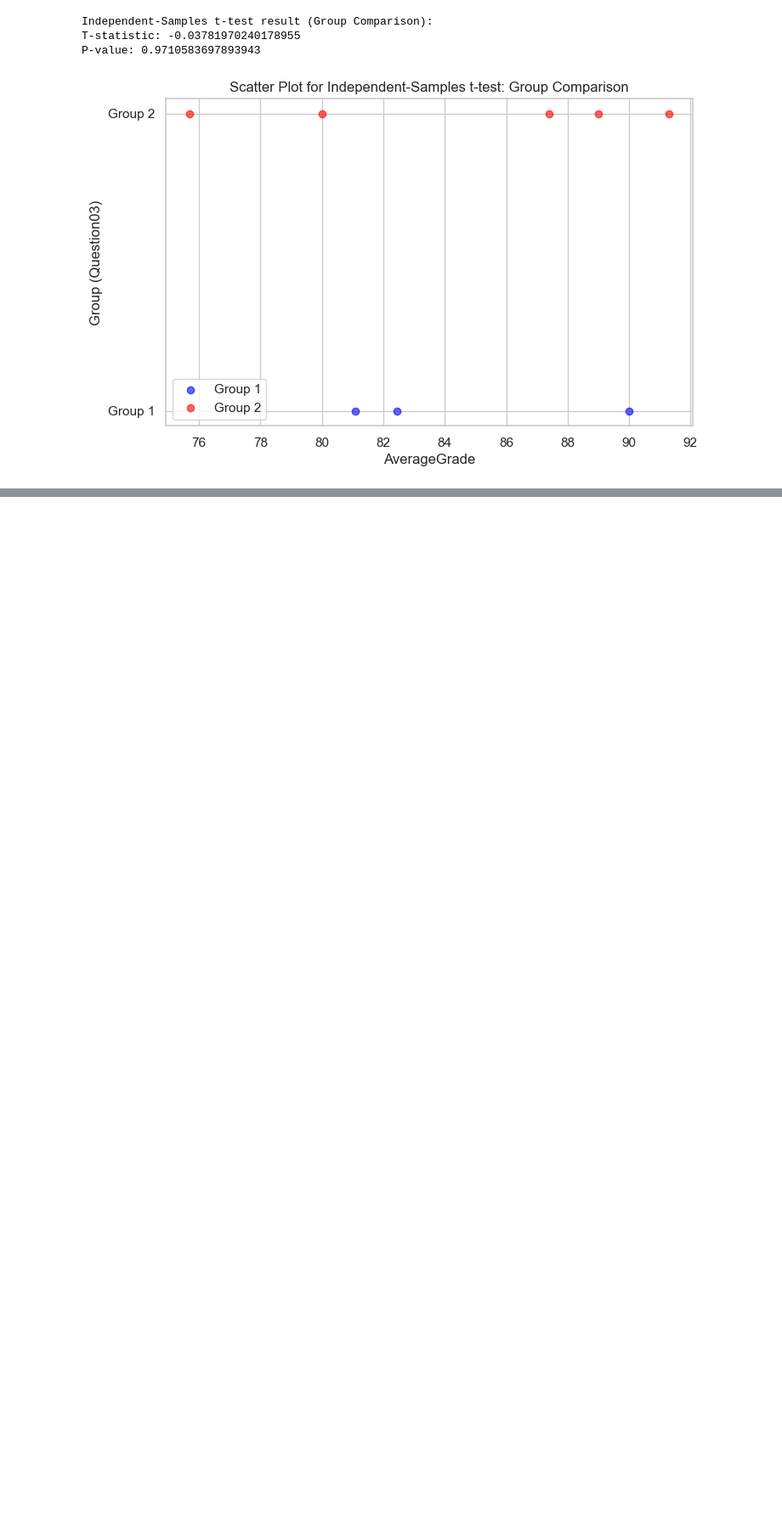
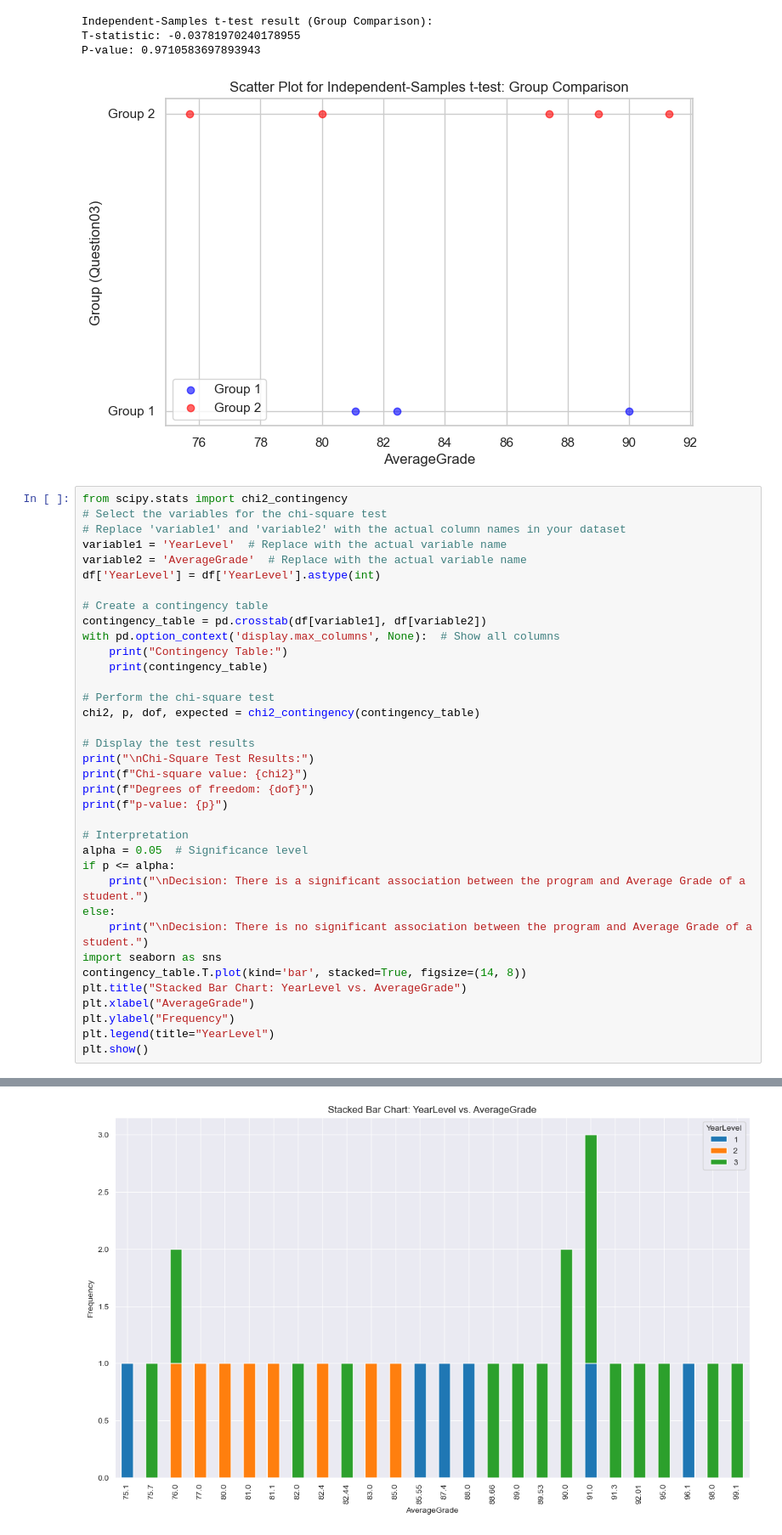
Before and after one commit to Leyaaaan1/Statistics, a Jupyter notebook: data.ipynb, the cells around one changed output, grey strips where cells are left out. Shown at 85% size. Saved outputs shown, nothing was run; the diff lists cells and outputs as text; blank space fills up the shorter version.

Commit message:
add chi square and none parametic test

```diff
--- a/data.ipynb
+++ b/data.ipynb
@@ -408,3 +412,40 @@ Independent-Samples t-test result (Group Comparison):
 T-statistic: -0.03781970240178955
 P-value: 0.9710583697893943
 [figure]
+# %%
+from scipy.stats import chi2_contingency
+# Select the variables for the chi-square test
+# Replace 'variable1' and 'variable2' with the actual column names in your dataset
+variable1 = 'YearLevel'  # Replace with the actual variable name
+variable2 = 'AverageGrade'  # Replace with the actual variable name
+df['YearLevel'] = df['YearLevel'].astype(int)
+
+# Create a contingency table
+contingency_table = pd.crosstab(df[variable1], df[variable2])
+with pd.option_context('display.max_columns', None):  # Show all columns
+    print("Contingency Table:")
+    print(contingency_table)
+
+# Perform the chi-square test
+chi2, p, dof, expected = chi2_contingency(contingency_table)
+
+# Display the test results
+print("\nChi-Square Test Results:")
+print(f"Chi-square value: {chi2}")
+print(f"Degrees of freedom: {dof}")
+print(f"p-value: {p}")
+
+# Interpretation
+alpha = 0.05  # Significance level
+if p <= alpha:
+    print("\nDecision: There is a significant association between the program and Average Grade of a student.")
+else:
+    print("\nDecision: There is no significant association between the program and Average Grade of a student.")
+import seaborn as sns
+contingency_table.T.plot(kind='bar', stacked=True, figsize=(14, 8))
+plt.title("Stacked Bar Chart: YearLevel vs. AverageGrade")
+plt.xlabel("AverageGrade")
+plt.ylabel("Frequency")
+plt.legend(title="YearLevel")
+plt.show()
+# %% [output]
@@ -410,0 +469 @@ P-value: 0.9710583697893943
+[figure, added]
```
Also changed, not shown: parts of 8 cells of this notebook.
